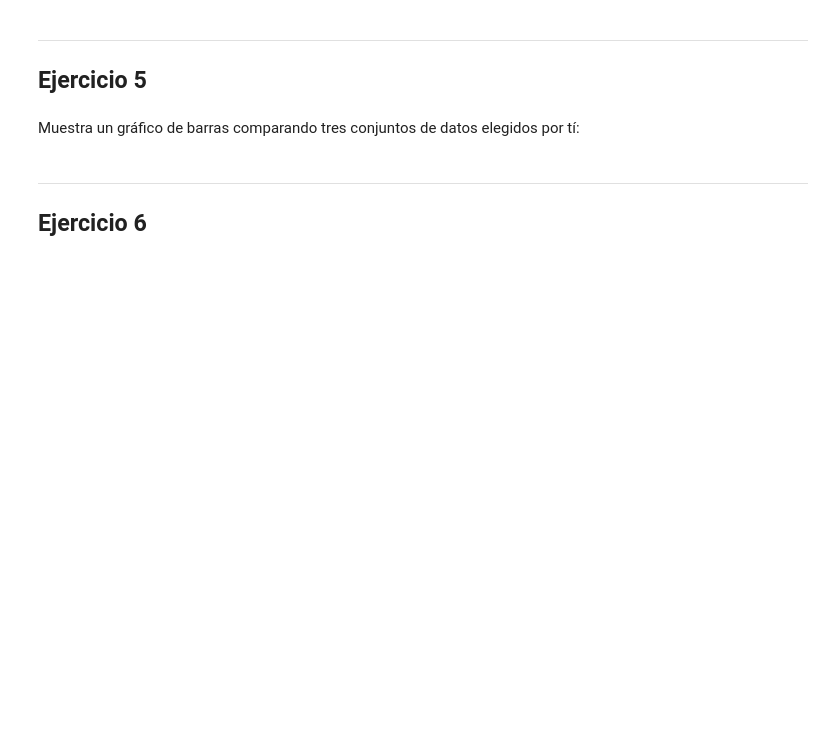
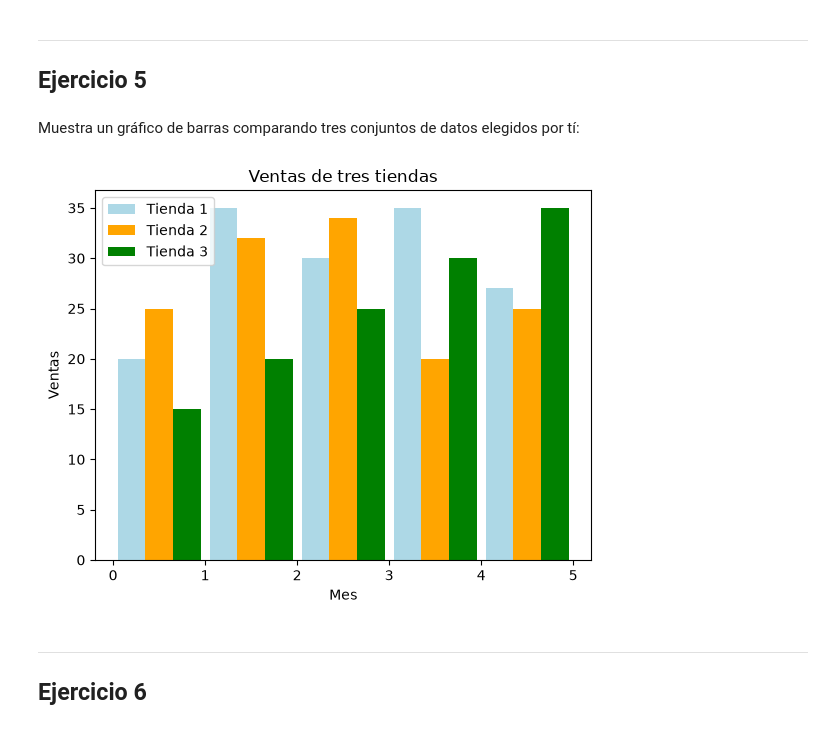
Before and after one commit to eonblue-dev/clases, a Jupyter notebook: PIA/Matplotlib y Seaborn/03-Matplotlib_Ejercicios_3.ipynb, the cells around one changed output. Saved outputs shown, nothing was run; the diff lists cells and outputs as text; code cells hidden in the pictures; blank space fills up the shorter version.

```diff
--- a/PIA/Matplotlib y Seaborn/03-Matplotlib_Ejercicios_3.ipynb
+++ b/PIA/Matplotlib y Seaborn/03-Matplotlib_Ejercicios_3.ipynb
@@ -27,6 +93,28 @@ Muestra un gráfico de barras comparando dos conjuntos de datos elegidos por tí
 ## Ejercicio 5
 # %% [markdown]
 Muestra un gráfico de barras comparando tres conjuntos de datos elegidos por tí:
+# %%
+# ventas de tres tiendas durante 5 meses
+# ahora las barras son más estrechas para que quepan las tres
+x1 = [0.2,1.2,2.2,3.2,4.2]
+x2 = [0.5,1.5,2.5,3.5,4.5]
+x3 = [0.8,1.8,2.8,3.8,4.8]
+tienda1 = [20,35,30,35,27]
+tienda2 = [25,32,34,20,25]
+tienda3 = [15,20,25,30,35]
+
+plt.bar(x1, tienda1, label = "Tienda 1", color = "lightblue", width = 0.3)
+plt.bar(x2, tienda2, label = "Tienda 2", color = "orange", width = 0.3)
+plt.bar(x3, tienda3, label = "Tienda 3", color = "green", width = 0.3)
+
+plt.title("Ventas de tres tiendas")
+plt.xlabel("Mes")
+plt.ylabel("Ventas")
+plt.legend()
+
+plt.show()
+# %% [output]
+[figure, added]
 # %% [markdown]
 ---
 ## Ejercicio 6
```
Also changed, not shown: parts of 10 cells of this notebook, 15 other files.
